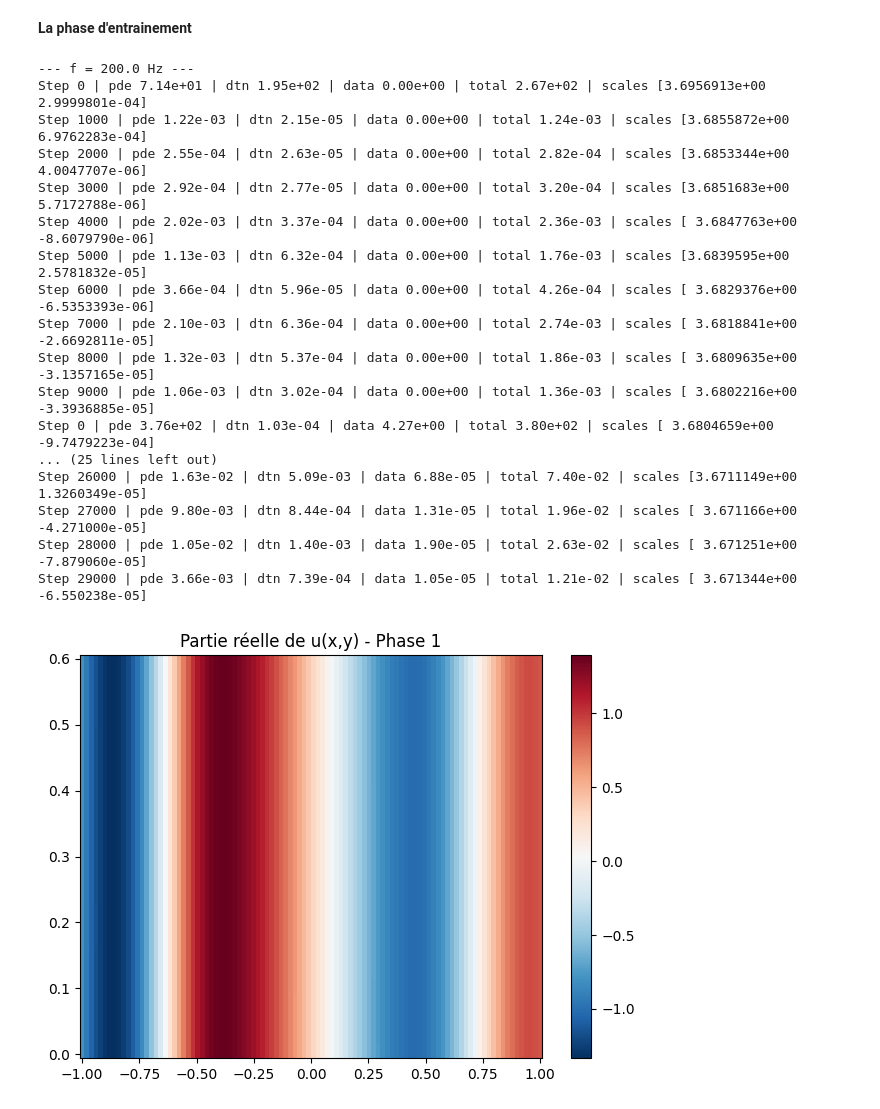
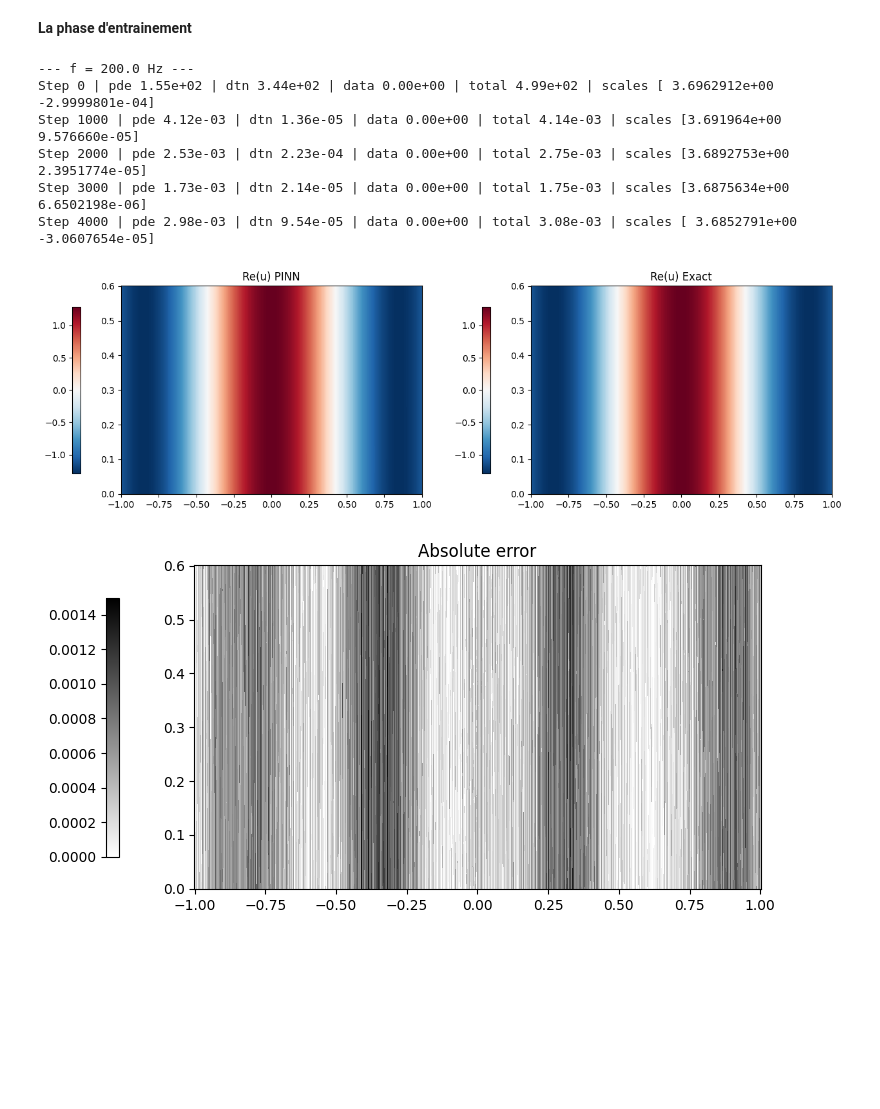
Before and after one commit to Mintche/Internship-PINNs, a Jupyter notebook: 2D Wave Guide/WaveGuide_PINN_scd.ipynb, the cells around one changed output. Drawn from its saved outputs; the diff is of its cells as text; code cells hidden in the pictures; blank space fills up the shorter version.

Commit message:
validating the forward

```diff
--- a/2D Wave Guide/WaveGuide_PINN_scd.ipynb
+++ b/2D Wave Guide/WaveGuide_PINN_scd.ipynb
@@ -54,7 +54,7 @@ for f in freq:
 # %% [markdown]
 **Initialisation des paramètres**
 # %%
-key = jax.random.key(42)
+key = jax.random.key(0)
 
 #Initialisation des Fouriers Features
 fmax = 200
@@ -104,6 +104,12 @@ key, subkey_uv, subkey_m = jax.random.split(key, 3)
 layers_uv, key = init_layers(subkey_uv, n_layers_uv)
 layers_m, key = init_layers(subkey_m, n_layers_m)
 
+target_val = (1.0/(c0**2) - msq_min) / (msq_max - msq_min)
+b_final = jnp.log(target_val / (1.0 - target_val))
+
+layers_m[-1]["W"] = jnp.zeros_like(layers_m[-1]["W"])
+layers_m[-1]["b"] = jnp.array([b_final])
+
 params_uv = {
     'layers': layers_uv,
     'sigma': jnp.array([kmax, 0.0])
@@ -310,8 +331,8 @@ N = 1000
 loss_threshold = 1e-4
 patience = 5
 eval_interval = 1000
-max_step_phase1 = 10000
-max_step_phase2 = 30000
+max_step_phase1 = 5000
+max_step_phase2 = 0
 
 freq = np.array([200.0])
 
@@ -319,39 +340,54 @@ key, subkey = jax.random.split(key)
 params_uv, layers_m, key, loss_forward, loss_inverse = train(params_uv, layers_m, N, max_step_phase1, max_step_phase2, freq, eval_interval, loss_threshold, patience, key)
 # %% [output]
 --- f = 200.0 Hz ---
-Step 0 | pde 7.14e+01 | dtn 1.95e+02 | data 0.00e+00 | total 2.67e+02 | scales [3.6956913e+00 2.9999801e-04]
-Step 1000 | pde 1.22e-03 | dtn 2.15e-05 | data 0.00e+00 | total 1.24e-03 | scales [3.6855872e+00 6.9762283e-04]
-Step 2000 | pde 2.55e-04 | dtn 2.63e-05 | data 0.00e+00 | total 2.82e-04 | scales [3.6853344e+00 4.0047707e-06]
-Step 3000 | pde 2.92e-04 | dtn 2.77e-05 | data 0.00e+00 | total 3.20e-04 | scales [3.6851683e+00 5.7172788e-06]
-Step 4000 | pde 2.02e-03 | dtn 3.37e-04 | data 0.00e+00 | total 2.36e-03 | scales [ 3.6847763e+00 -8.6079790e-06]
-Step 5000 | pde 1.13e-03 | dtn 6.32e-04 | data 0.00e+00 | total 1.76e-03 | scales [3.6839595e+00 2.5781832e-05]
-Step 6000 | pde 3.66e-04 | dtn 5.96e-05 | data 0.00e+00 | total 4.26e-04 | scales [ 3.6829376e+00 -6.5353393e-06]
-Step 7000 | pde 2.10e-03 | dtn 6.36e-04 | data 0.00e+00 | total 2.74e-03 | scales [ 3.6818841e+00 -2.6692811e-05]
-Step 8000 | pde 1.32e-03 | dtn 5.37e-04 | data 0.00e+00 | total 1.86e-03 | scales [ 3.6809635e+00 -3.1357165e-05]
-Step 9000 | pde 1.06e-03 | dtn 3.02e-04 | data 0.00e+00 | total 1.36e-03 | scales [ 3.6802216e+00 -3.3936885e-05]
-Step 0 | pde 3.76e+02 | dtn 1.03e-04 | data 4.27e+00 | total 3.80e+02 | scales [ 3.6804659e+00 -9.7479223e-04]
-... (25 lines left out)
-Step 26000 | pde 1.63e-02 | dtn 5.09e-03 | data 6.88e-05 | total 7.40e-02 | scales [3.6711149e+00 1.3260349e-05]
-Step 27000 | pde 9.80e-03 | dtn 8.44e-04 | data 1.31e-05 | total 1.96e-02 | scales [ 3.671166e+00 -4.271000e-05]
-Step 28000 | pde 1.05e-02 | dtn 1.40e-03 | data 1.90e-05 | total 2.63e-02 | scales [ 3.671251e+00 -7.879060e-05]
-Step 29000 | pde 3.66e-03 | dtn 7.39e-04 | data 1.05e-05 | total 1.21e-02 | scales [ 3.671344e+00 -6.550238e-05]
+Step 0 | pde 1.55e+02 | dtn 3.44e+02 | data 0.00e+00 | total 4.99e+02 | scales [ 3.6962912e+00 -2.9999801e-04]
+Step 1000 | pde 4.12e-03 | dtn 1.36e-05 | data 0.00e+00 | total 4.14e-03 | scales [3.691964e+00 9.576660e-05]
+Step 2000 | pde 2.53e-03 | dtn 2.23e-04 | data 0.00e+00 | total 2.75e-03 | scales [3.6892753e+00 2.3951774e-05]
+Step 3000 | pde 1.73e-03 | dtn 2.14e-05 | data 0.00e+00 | total 1.75e-03 | scales [3.6875634e+00 6.6502198e-06]
+Step 4000 | pde 2.98e-03 | dtn 9.54e-05 | data 0.00e+00 | total 3.08e-03 | scales [ 3.6852791e+00 -3.0607654e-05]
 # %%
 def u_real(x,y):
     features = gamma(x, y, params_uv['sigma'])
-    return forward_func(params_uv['layers'], features)[0]
+    return forward_func(params_uv['layers'], features)[0] * U_norm[200.0]
 
-x = np.linspace(-1, 1, 100)
-y = np.linspace(0, 0.6, 50)
+x = np.linspace(-1, 1, 1000)
+y = np.linspace(0, 0.6, 300)
 
 u_grid = jax.vmap(jax.vmap(u_real, in_axes=(0, None)), in_axes=(None, 0))(x, 2*y/H - 1)
 
-plt.pcolormesh(x, y, u_grid, cmap='RdBu_r')
-plt.colorbar()
-plt.title("Partie réelle de u(x,y) - Phase 1")
+def u_real_exact(x,y):
+
+    return 1/jnp.sqrt(H)*jnp.cos((2*jnp.pi*200.0/c0)*x)
+
+u_exact_grid = jax.vmap(jax.vmap(u_real_exact, in_axes=(0, None)), in_axes=(None, 0))(x, 2*y/H - 1)
+
+fig, (ax1, ax2) = plt.subplots(1, 2, figsize=(13, 4))
+
+pcm1 = ax1.pcolormesh(x, y, u_grid, cmap='RdBu_r')
+pcm2 = ax2.pcolormesh(x, y, u_exact_grid, cmap='RdBu_r')
+
+ax1.set_title('Re(u) PINN')
+ax2.set_title('Re(u) Exact')
+
+fig.colorbar(pcm1, ax=ax1, shrink=0.8, location='left')
+fig.colorbar(pcm2, ax=ax2, shrink=0.8, location='left')
 plt.tight_layout()
+plt.savefig('fig/2D_WG_PINN_Exact_forward.pdf')
 plt.show()
+
+fig, ax = plt.subplots(1, 1, figsize=(8, 4))
+
+pcm = ax.pcolormesh(x, y, np.abs(u_grid-u_exact_grid), cmap='binary')
+
+ax.set_title('Absolute error')
+
+fig.colorbar(pcm, ax=ax, shrink=0.8, location='left')
+plt.tight_layout()
+plt.savefig('fig/2D_WG_Absolute_error_forward.pdf')
+plt.show()
 # %% [output]
-[figure, old version]
+[figure, new version]
+[figure, added]
 # %%
 loss_forward_arr = np.array(loss_forward)
 pde_losses = loss_forward_arr[:, 0]
```
Also changed, not shown: parts of 3 cells of this notebook, 6 other files.
